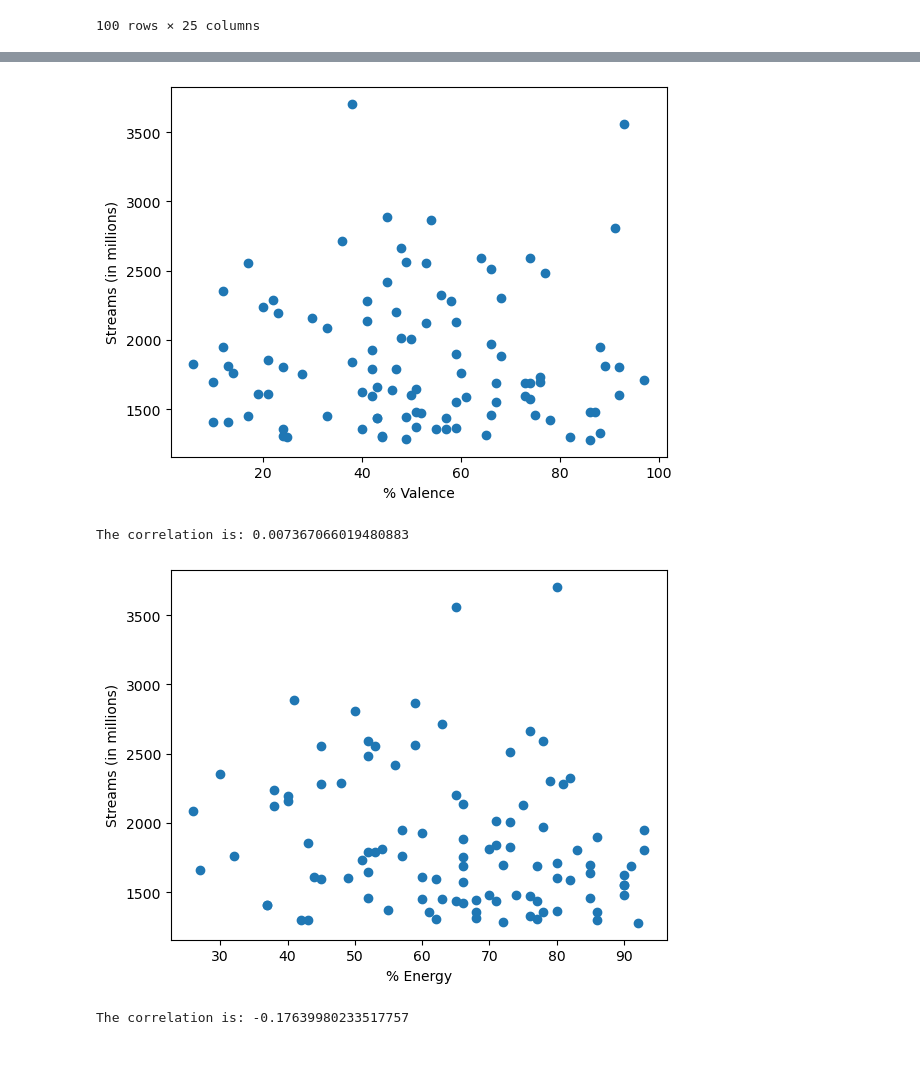
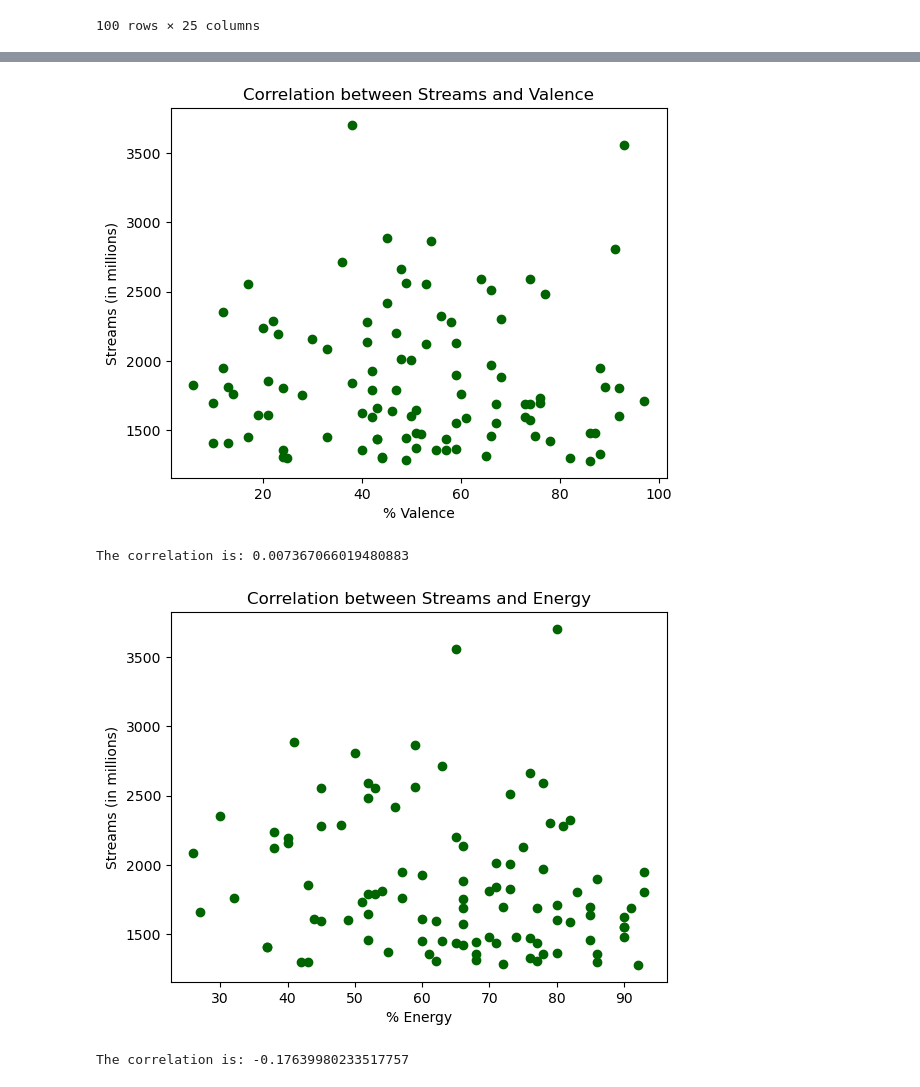
Before and after one commit to luisrodriguezror/project1, a Jupyter notebook: luis.ipynb, the cells around one changed output, grey strips where cells are left out. Cells and saved outputs as stored; diff of their text form; code cells hidden in the pictures; blank space fills up the shorter version.

```diff
--- a/luis.ipynb
+++ b/luis.ipynb
@@ -86,26 +89,30 @@ print("The correlation is:", coef_corr)
 The correlation is: 0.008095483597435857
 # %%
-plt.scatter(top_100["valence_%"],top_100["streams in millions"])
+plt.scatter(top_100["valence_%"],top_100["streams in millions"],color='darkgreen')
 plt.xlabel('% Valence')
 plt.ylabel('Streams (in millions)')
+plt.title('Correlation between Streams and Valence')
+
 plt.show()
 
 coef_corr = top_100["valence_%"].corr(top_100["streams in millions"])
 
 print("The correlation is:", coef_corr)
 # %% [output]
-[figure, old version]
+[figure, new version]
 The correlation is: 0.007367066019480883
 # %%
-plt.scatter(top_100["energy_%"],top_100["streams in millions"])
+plt.scatter(top_100["energy_%"],top_100["streams in millions"],color='darkgreen')
 plt.xlabel('% Energy')
 plt.ylabel('Streams (in millions)')
+plt.title('Correlation between Streams and Energy')
+
 plt.show()
 
 coef_corr = top_100["energy_%"].corr(top_100["streams in millions"])
 
 print("The correlation is:", coef_corr)
 # %% [output]
-[figure, old version]
+[figure, new version]
 The correlation is: -0.17639980233517757
 # %%
```
Also changed, not shown: parts of 8 cells of this notebook.
